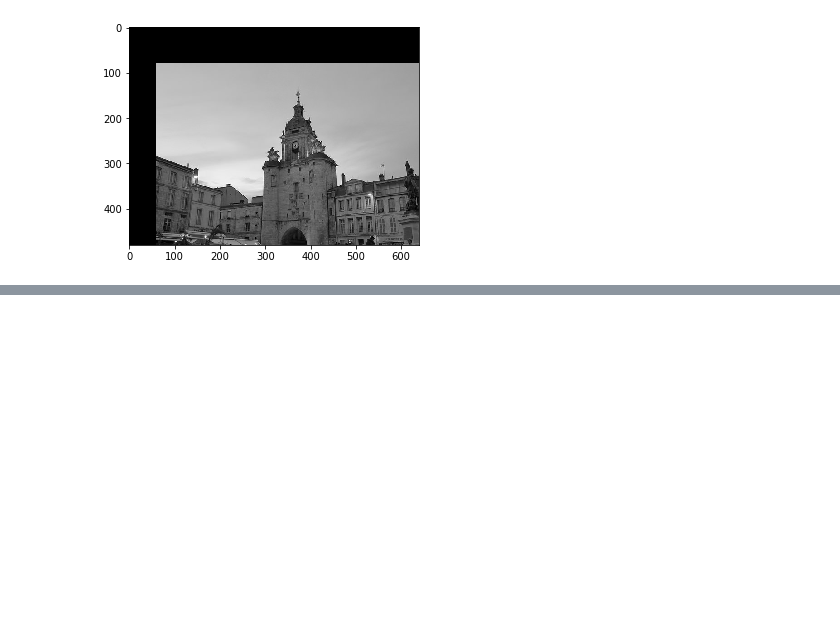
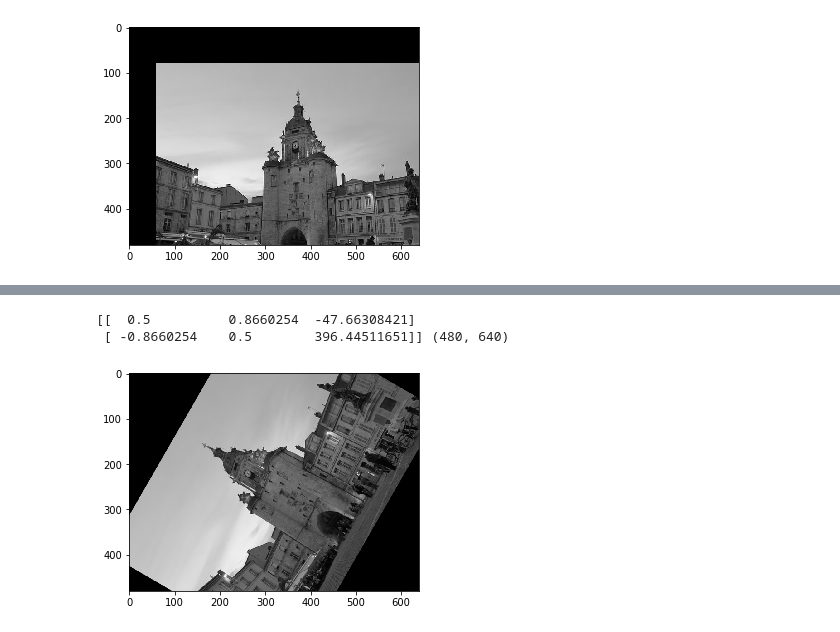
Before and after one commit to thetime50/opencv-practice, a Jupyter notebook: step3-p27.ipynb, the cells around one changed output, grey strips where cells are left out. Cells and saved outputs as stored; diff of their text form; code cells hidden in the pictures; blank space fills up the shorter version.

```diff
--- a/step3-p27.ipynb
+++ b/step3-p27.ipynb
@@ -365,0 +390,22 @@ plt.show( )
+# %%
+import cv2 as cv
+import numpy as np
+import matplotlib.pyplot as plt
+import tool
+%matplotlib inline
+
+img = cv.imread('./img/PorteDeLaGrosseHorloge.jpg',0) #黑白图像
+rows, cols = img.shape
+# cols-1 and rows-1 are the coordinate 1 imits.
+M = cv.getRotationMatrix2D(((cols-1)/2.0, (rows-1)/2.0),60,1) # 旋转中心 角度 放大
+dst = cv.warpAffine( img,M, (cols, rows))
+
+print(M,dst.shape)
+
+imageRGB = cv.cvtColor(dst, cv.COLOR_GRAY2BGR)#cv.COLOR_BGR2RGB )
+plt.imshow( imageRGB)
+plt.show()
+# %% [output]
+[[  0.5          0.8660254  -47.66308421]
+ [ -0.8660254    0.5        396.44511651]] (480, 640)
+[figure, added]
```
Also changed, not shown: parts of 8 cells of this notebook, 1 other file.
